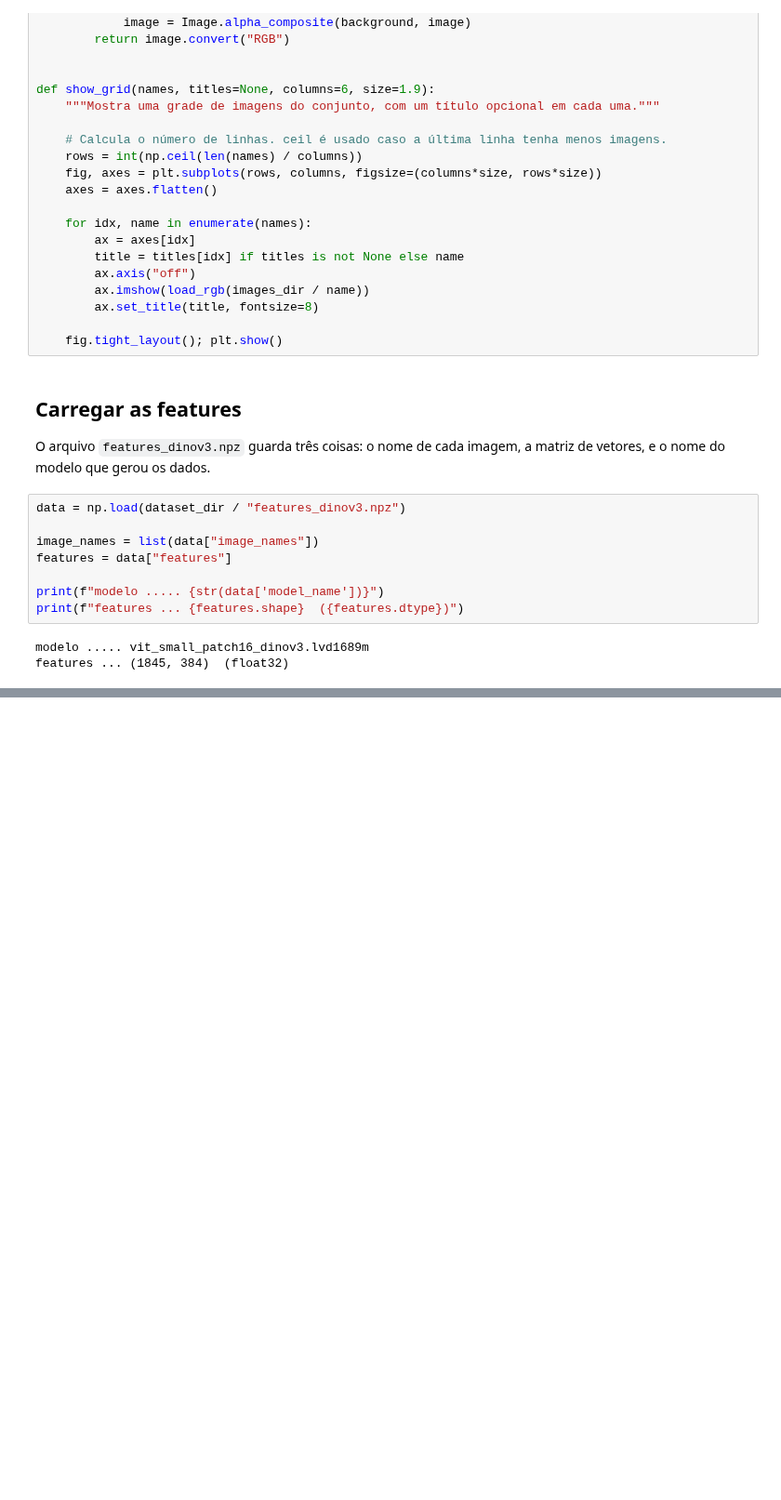
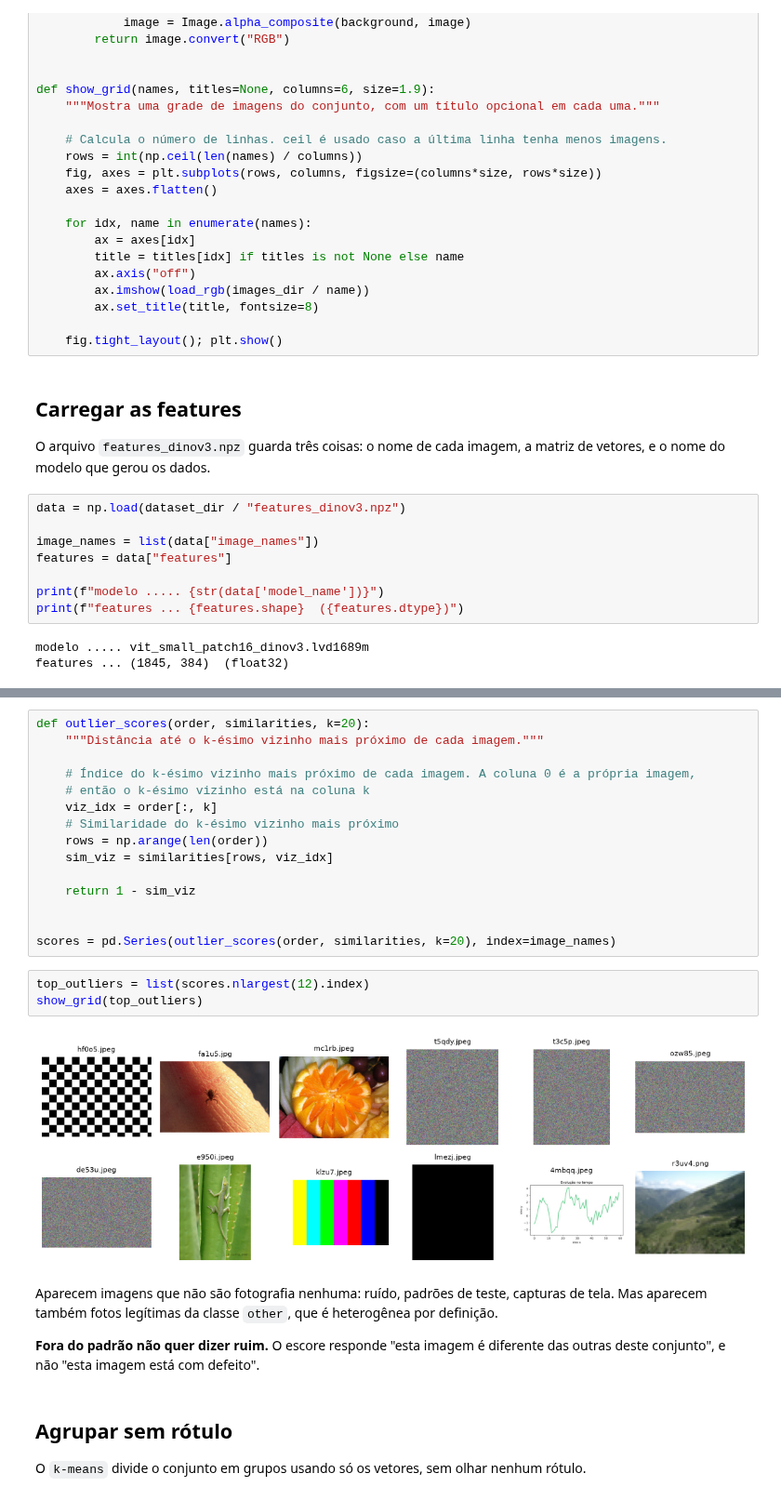
Before and after one commit to chcomin/curso-processamento-e-visualizacao-de-dados, a Jupyter notebook: M06_imagens/5_diagnosticos_em_embeddings.ipynb, the cells around one changed output, grey strips where cells are left out. Shown at 93% size. Drawn from its saved outputs; the diff is of its cells as text; blank space fills up the shorter version.

```diff
--- a/M06_imagens/5_diagnosticos_em_embeddings.ipynb
+++ b/M06_imagens/5_diagnosticos_em_embeddings.ipynb
@@ -68,0 +171,30 @@ Notebook ainda não finalizado.
+# %%
+def outlier_scores(order, similarities, k=20):
+    """Distância até o k-ésimo vizinho mais próximo de cada imagem."""
+
+    # Índice do k-ésimo vizinho mais próximo de cada imagem. A coluna 0 é a própria imagem,
+    # então o k-ésimo vizinho está na coluna k
+    viz_idx = order[:, k]
+    # Similaridade do k-ésimo vizinho mais próximo
+    rows = np.arange(len(order))
+    sim_viz = similarities[rows, viz_idx]
+
+    return 1 - sim_viz
+
+
+scores = pd.Series(outlier_scores(order, similarities, k=20), index=image_names)
+# %%
+top_outliers = list(scores.nlargest(12).index)
+show_grid(top_outliers)
+# %% [output]
+[figure, added]
+# %% [markdown]
+Aparecem imagens que não são fotografia nenhuma: ruído, padrões de teste, capturas de tela.
+Mas aparecem também fotos legítimas da classe `other`, que é heterogênea por definição.
+
+**Fora do padrão não quer dizer ruim.** O escore responde "esta imagem é diferente das outras
+deste conjunto", e não "esta imagem está com defeito".
+# %% [markdown]
+## Agrupar sem rótulo
+
+O `k-means` divide o conjunto em grupos usando só os vetores, sem olhar nenhum rótulo.
```
Also changed, not shown: parts of 29 cells of this notebook, 3 other files.
